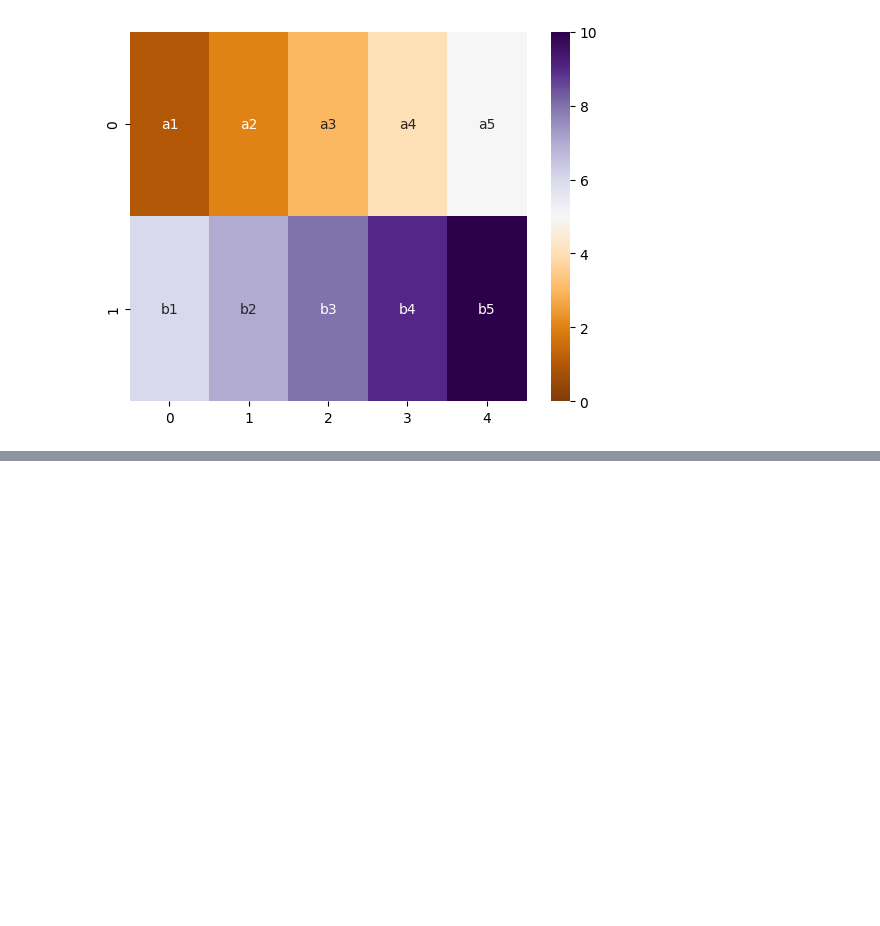
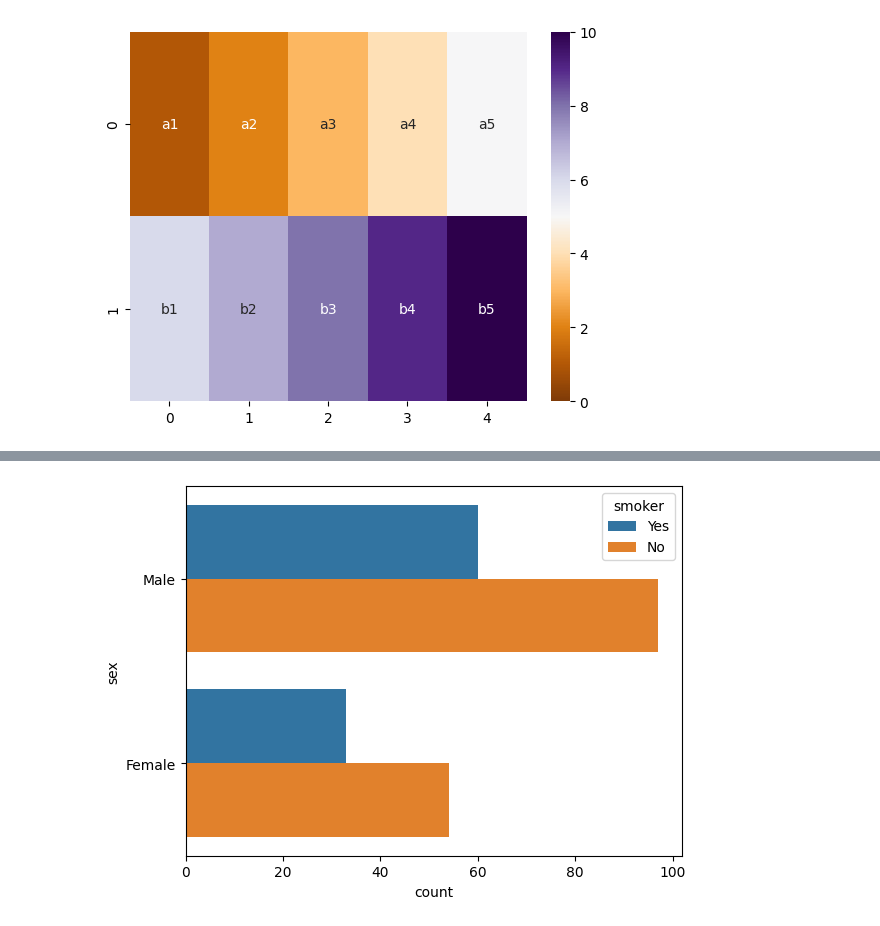
Before and after one commit to Ut-Niv/Pandas-Dataframe, a Jupyter notebook: Seaborn_demo.ipynb, the cells around one changed output, grey strips where cells are left out. Saved outputs shown, nothing was run; the diff lists cells and outputs as text; code cells hidden in the pictures; blank space fills up the shorter version.

```diff
--- a/Seaborn_demo.ipynb
+++ b/Seaborn_demo.ipynb
@@ -383,0 +410,5 @@ sns.heatmap(arr, vmin = 0, vmax = 10, cmap = 'PuOr', annot = temp, fmt = 's')
+# %%
+sns.countplot(y = 'sex', data = df, hue='smoker')
+plt.show()
+# %% [output]
+[figure, added]
```
Also changed, not shown: parts of 7 cells of this notebook.
